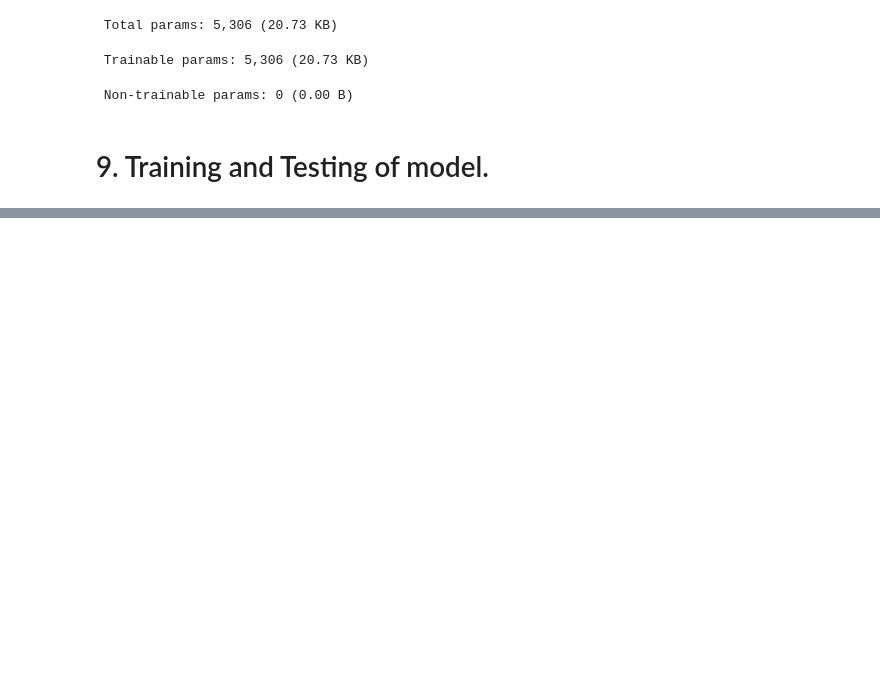
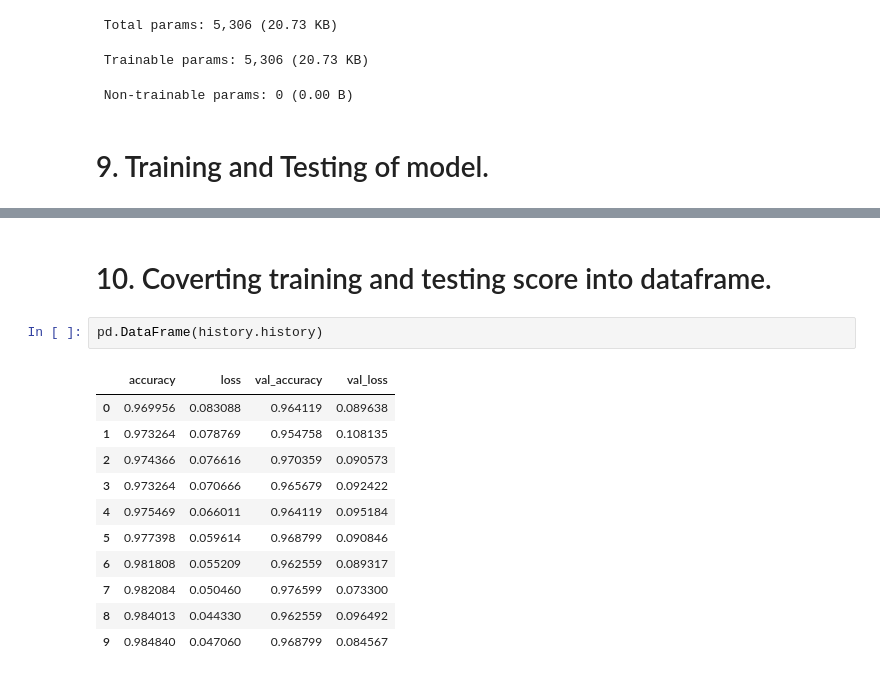
Before and after one commit to vanshika705/DeepLearningProject, a Jupyter notebook: loss_prediction.ipynb, the cells around one changed output, grey strips where cells are left out. Saved outputs shown, nothing was run; the diff lists cells and outputs as text; blank space fills up the shorter version.

```diff
--- a/loss_prediction.ipynb
+++ b/loss_prediction.ipynb
@@ -243,0 +270,16 @@ Epoch 10/10
+# %% [markdown]
+<h1>10. Coverting training and testing score into dataframe.</h1>
+# %%
+pd.DataFrame(history.history)
+# %% [output]
+|  | accuracy | loss | val_accuracy | val_loss |
+| 0 | 0.969956 | 0.083088 | 0.964119 | 0.089638 |
+| 1 | 0.973264 | 0.078769 | 0.954758 | 0.108135 |
+| 2 | 0.974366 | 0.076616 | 0.970359 | 0.090573 |
+| 3 | 0.973264 | 0.070666 | 0.965679 | 0.092422 |
+| 4 | 0.975469 | 0.066011 | 0.964119 | 0.095184 |
+| 5 | 0.977398 | 0.059614 | 0.968799 | 0.090846 |
+| 6 | 0.981808 | 0.055209 | 0.962559 | 0.089317 |
+| 7 | 0.982084 | 0.050460 | 0.976599 | 0.073300 |
+| 8 | 0.984013 | 0.044330 | 0.962559 | 0.096492 |
+| 9 | 0.984840 | 0.047060 | 0.968799 | 0.084567 |
```
Also changed, not shown: parts of 13 cells of this notebook, 1 other file.
